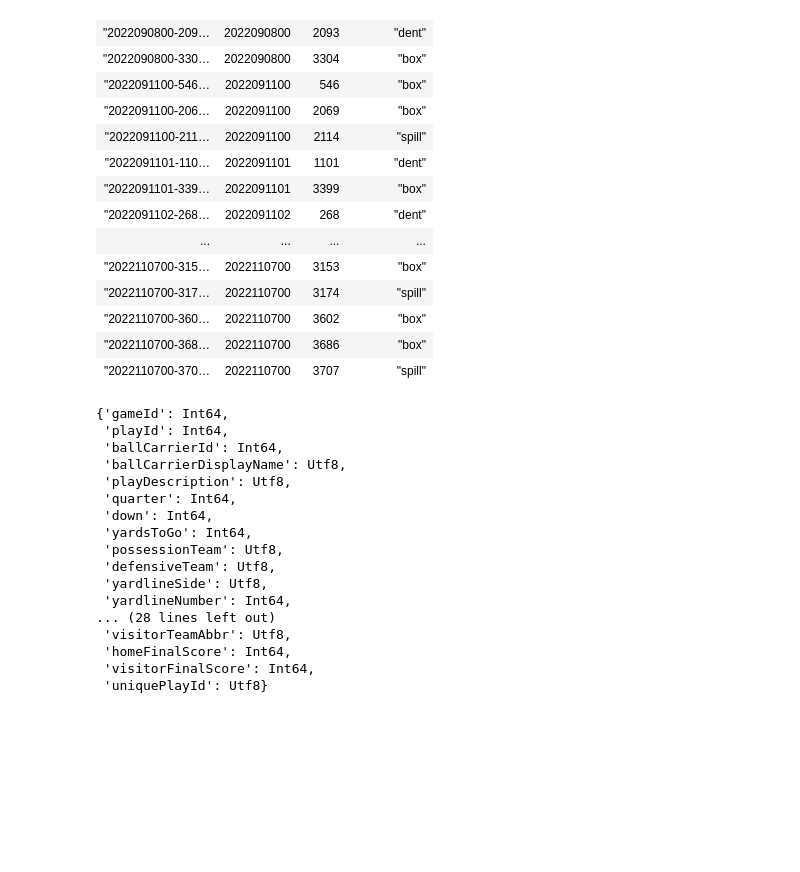
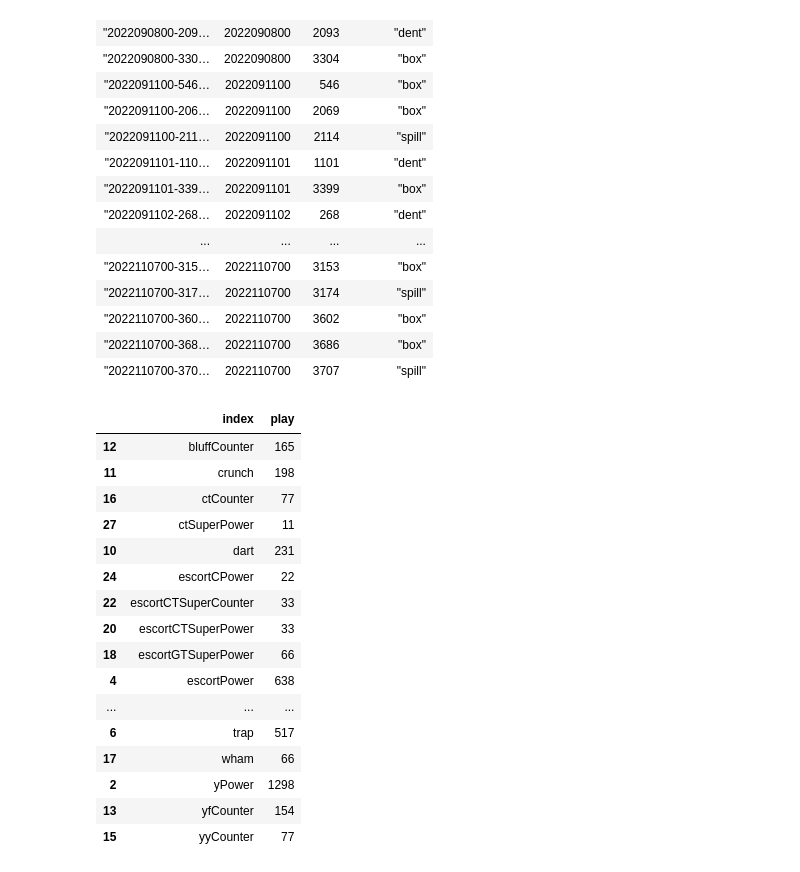
Before and after one commit to BenDavis71/BDB, a Jupyter notebook: BDBFormation/BDBFormation.ipynb, the cells around one changed output. Saved outputs shown, nothing was run; the diff lists cells and outputs as text; code cells hidden in the pictures; blank space fills up the shorter version.

```diff
--- a/BDBFormation/BDBFormation.ipynb
+++ b/BDBFormation/BDBFormation.ipynb
@@ -5502,23 +5528,23 @@ shape: (588, 4)
 | "2022110700-360… | 2022110700 | 3602 | "box" |
 | "2022110700-368… | 2022110700 | 3686 | "box" |
 | "2022110700-370… | 2022110700 | 3707 | "spill" |
-# %%
-plays.schema
-# %% [output]
-{'gameId': Int64,
- 'playId': Int64,
- 'ballCarrierId': Int64,
- 'ballCarrierDisplayName': Utf8,
- 'playDescription': Utf8,
- 'quarter': Int64,
- 'down': Int64,
- 'yardsToGo': Int64,
- 'possessionTeam': Utf8,
- 'defensiveTeam': Utf8,
- 'yardlineSide': Utf8,
- 'yardlineNumber': Int64,
-... (28 lines left out)
- 'visitorTeamAbbr': Utf8,
- 'homeFinalScore': Int64,
- 'visitorFinalScore': Int64,
- 'uniquePlayId': Utf8}
+# %%
+defense.to_pandas()['play'].value_counts().to_frame().reset_index().sort_values(by='index')
+# %% [output]
+|  | index | play |
+| 12 | bluffCounter | 165 |
+| 11 | crunch | 198 |
+| 16 | ctCounter | 77 |
+| 27 | ctSuperPower | 11 |
+| 10 | dart | 231 |
+| 24 | escortCPower | 22 |
+| 22 | escortCTSuperCounter | 33 |
+| 20 | escortCTSuperPower | 33 |
+| 18 | escortGTSuperPower | 66 |
+| 4 | escortPower | 638 |
+| ... | ... | ... |
+| 6 | trap | 517 |
+| 17 | wham | 66 |
+| 2 | yPower | 1298 |
+| 13 | yfCounter | 154 |
+| 15 | yyCounter | 77 |
```
Also changed, not shown: parts of 39 cells of this notebook, 1 other file.
